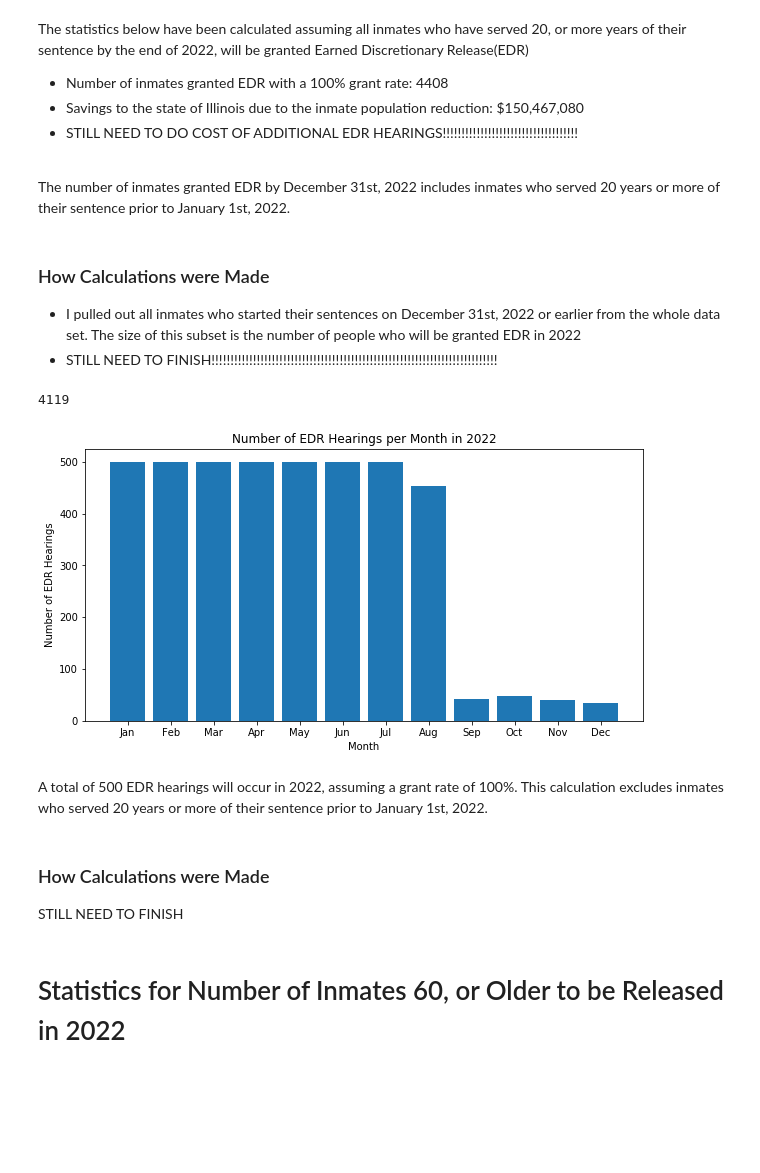
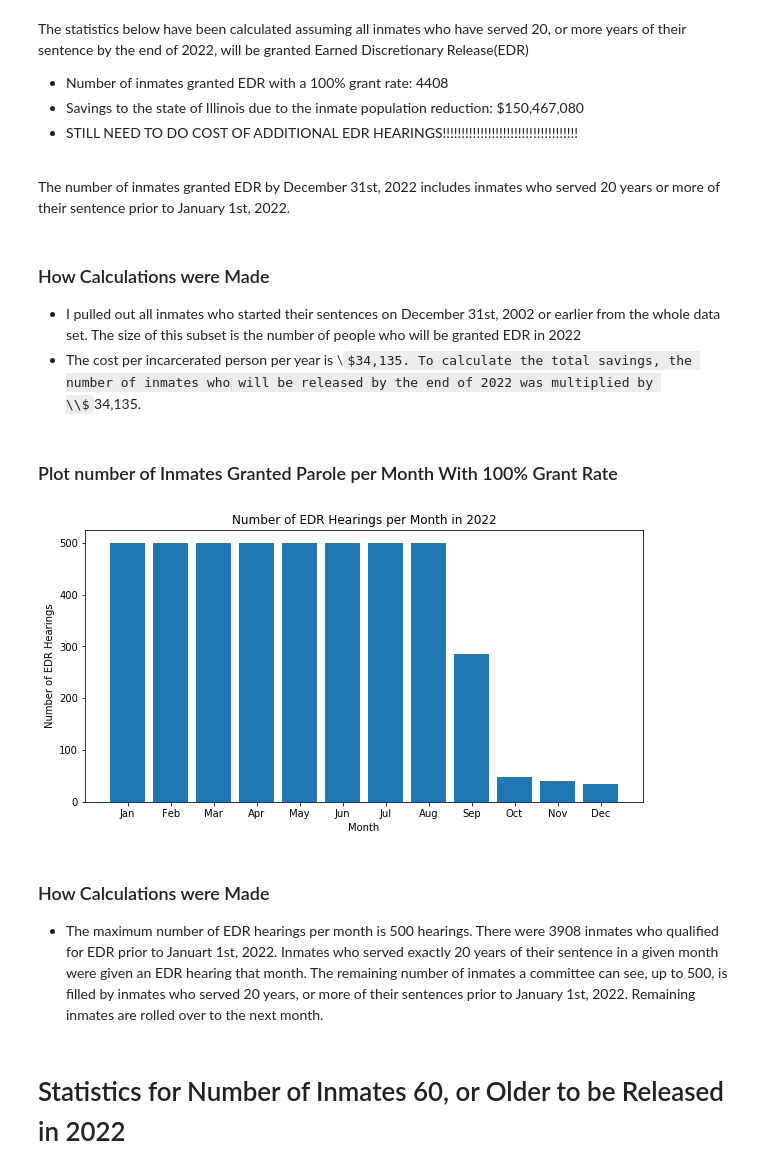
Before and after one commit to james-singer/ParoleProject, a Jupyter notebook: Parole Illinois Data Analysis.ipynb, the cells around one changed output. Drawn from its saved outputs; the diff is of its cells as text; code cells hidden in the pictures; some formulas as TeX source; blank space fills up the shorter version.

Commit message:
Fixed the way EDR hearings are rolled over for EDR hearing calculations for 2022. Added rough explanations of how stats/values for plots were calculated

```diff
--- a/Parole Illinois Data Analysis.ipynb
+++ b/Parole Illinois Data Analysis.ipynb
@@ -81,44 +84,43 @@ The statistics below have been calculated assuming all inmates who have served 2
 The number of inmates granted EDR by December 31st, 2022 includes inmates who served 20 years or more of their sentence prior to January 1st, 2022.
 # %% [markdown]
 ### How Calculations were Made
-- I pulled out all inmates who started their sentences on December 31st, 2022 or earlier from the whole data set. The size of this subset is the number of people who will be granted EDR in 2022
-- STILL NEED TO FINISH!!!!!!!!!!!!!!!!!!!!!!!!!!!!!!!!!!!!!!!!!!!!!!!!!!!!!!!!!!!!!!!!!!!!!!!!!!!!
+- I pulled out all inmates who started their sentences on December 31st, 2002 or earlier from the whole data set. The size of this subset is the number of people who will be granted EDR in 2022
+- The cost per incarcerated person per year is \\$34,135. To calculate the total savings, the number of inmates who will be released by the end of 2022 was multiplied by \\$34,135.
+# %% [markdown]
+### Plot number of Inmates Granted Parole per Month With 100% Grant Rate
 # %%
 monthlyNumReleased = []
 spillOver = qualifiedBefore2022
 #Store data that will be plotted
 for month in range(1, 13):
     startOfMonth = pd.to_datetime(str(2022 - 20) + "-"+ str(month) + "-01")
     endOfMonth = pd.to_datetime(str(2022 - 20) + "-"+ str(month)) + MonthEnd(0)
-    numReleased = len(df.loc[(df["Custody Date"] >= startOfMonth) & (df["Custody Date"] <= endOfMonth)]) + spillOver
+
+    numQualifiedDuringMonth = len(df.loc[(df["Custody Date"] >= startOfMonth) & (df["Custody Date"] <= endOfMonth)])
+    numReleased = numQualifiedDuringMonth + spillOver
 
     #Account for limits to number of hearings per month
     if(numReleased >= maxHearingsPerMonth2022):
         monthlyNumReleased.append(maxHearingsPerMonth2022)
-        spillOver = spillOver - maxHearingsPerMonth2022
-    elif(numReleased > 0):
+        spillOver = spillOver - (maxHearingsPerMonth2022 - numQualifiedDuringMonth)
+    elif(numReleased >= 0):
         monthlyNumReleased.append(numReleased)
         spillOver = 0
     else:
         monthlyNumReleased.append(numReleased)
-
-print(sum(monthlyNumReleased))
 
 # Plot EDR hearing data
 plt.figure(figsize=(10,5))
 plt.bar(['Jan', 'Feb', 'Mar', 'Apr', 'May', 'Jun', 'Jul', 'Aug', 'Sep', 'Oct', 'Nov', 'Dec'], monthlyNumReleased)
 plt.title("Number of EDR Hearings per Month in 2022")
 plt.xlabel("Month")
 plt.ylabel("Number of EDR Hearings")
 plt.show()
 # %% [output]
-4119
-[figure, old version]
+[figure, new version]
-# %% [markdown]
-A total of 500 EDR hearings will occur in 2022, assuming a grant rate of 100%. This calculation excludes inmates who served 20 years or more of their sentence prior to January 1st, 2022.
-# %% [markdown]
-### How Calculations were Made
-STILL NEED TO FINISH
+# %% [markdown]
+### How Calculations were Made
+- The maximum number of EDR hearings per month is 500 hearings. There were 3908 inmates who qualified for EDR prior to Januart 1st, 2022. Inmates who served exactly 20 years of their sentence in a given month were given an EDR hearing that month. The remaining number of inmates a committee can see, up to 500, is filled by inmates who served 20 years, or more of their sentences prior to January 1st, 2022. Remaining inmates are rolled over to the next month.
 # %% [markdown]
 # Statistics for Number of Inmates 60, or Older to be Released in 2022
 # %%
```
Also changed, not shown: parts of 8 cells of this notebook.
